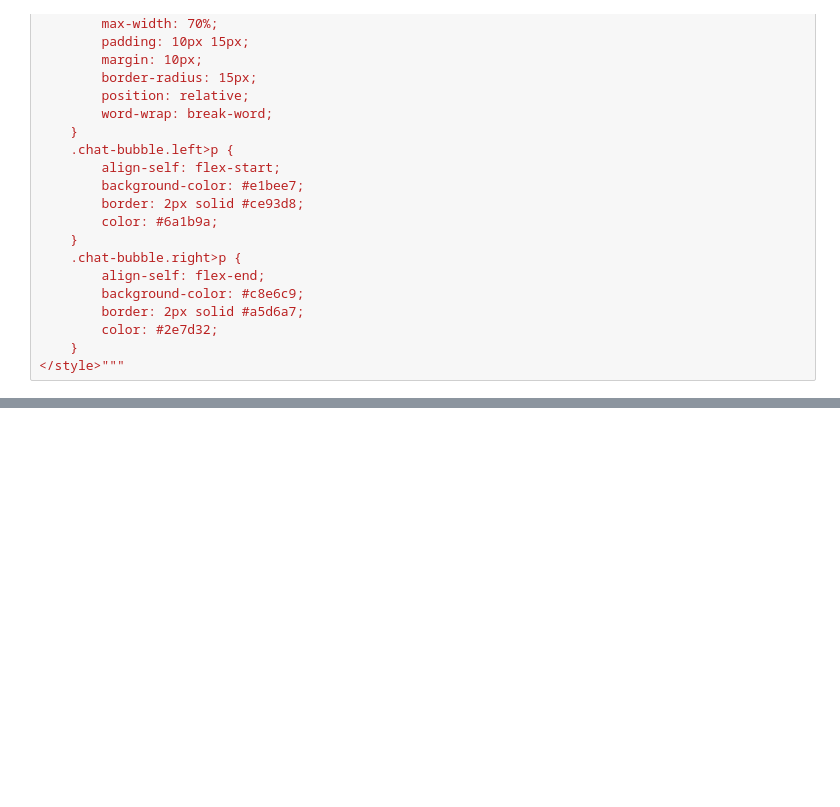
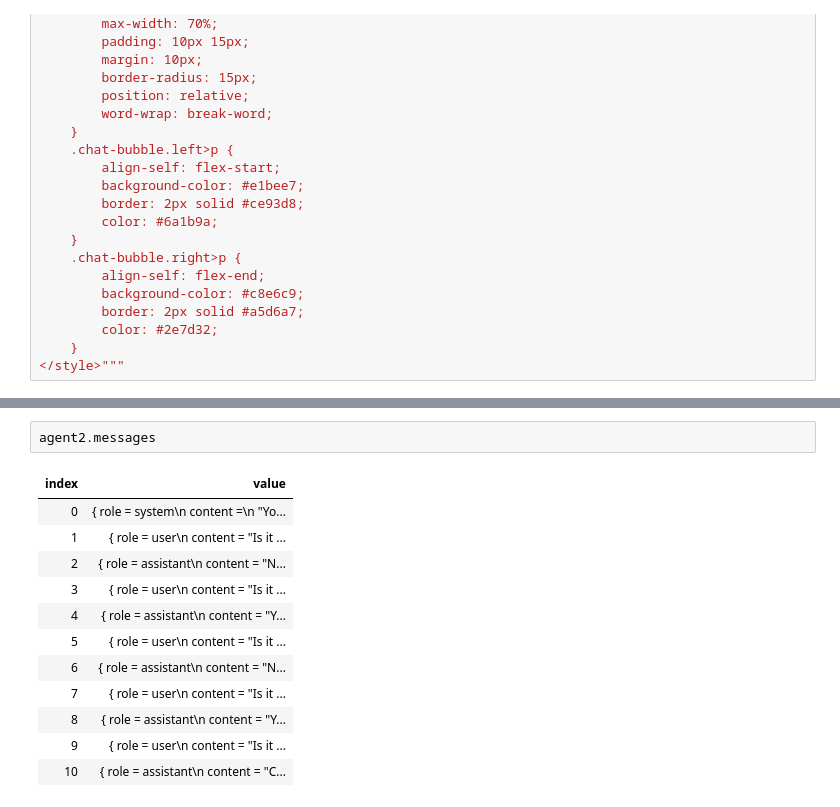
Before and after one commit to pkese/FsChat, a Jupyter notebook: docs/dialog.ipynb, the cells around one changed output, grey strips where cells are left out. Drawn from its saved outputs; the diff is of its cells as text; blank space fills up the shorter version.

```diff
--- a/docs/dialog.ipynb
+++ b/docs/dialog.ipynb
@@ -87,3 +96,18 @@ play 20 "I have a word! Which word is it? Ask the first question."
 [interactive output not drawn]
 [interactive output not drawn]
 [interactive output not drawn]
+# %%
+agent2.messages
+# %% [output]
+| index | value |
+| 0 | { role = system\n content =\n "Yo... |
+| 1 | { role = user\n content = "Is it ... |
+| 2 | { role = assistant\n content = "N... |
+| 3 | { role = user\n content = "Is it ... |
+| 4 | { role = assistant\n content = "Y... |
+| 5 | { role = user\n content = "Is it ... |
+| 6 | { role = assistant\n content = "N... |
+| 7 | { role = user\n content = "Is it ... |
+| 8 | { role = assistant\n content = "Y... |
+| 9 | { role = user\n content = "Is it ... |
+| 10 | { role = assistant\n content = "C... |
```
Also changed, not shown: parts of 2 cells of this notebook, 9 other files.
